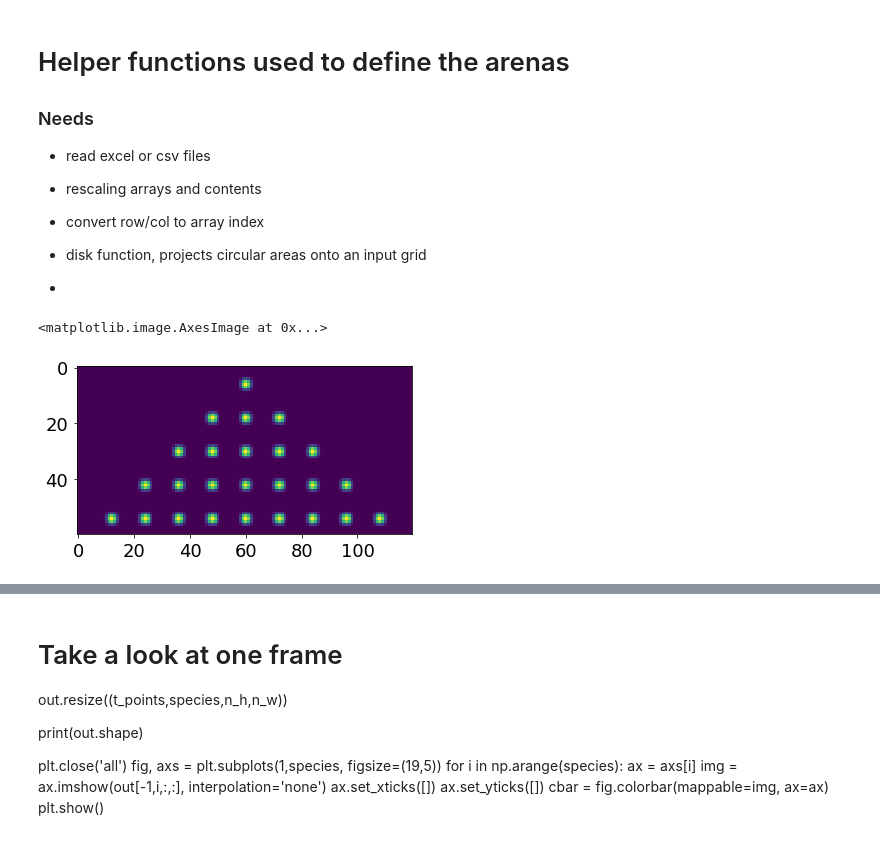
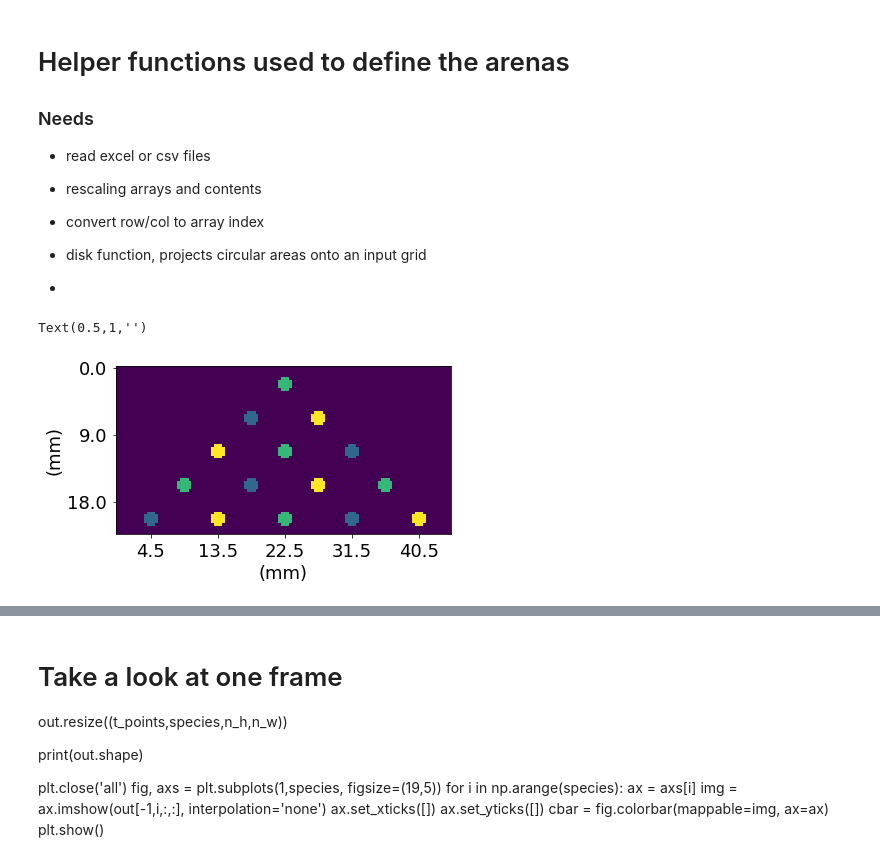
Before and after one commit to boospooky/omnitray-modeling, a Jupyter notebook: omnitray-modeling/microsim_ca/simulation_notebook_ca.ipynb, the cells around one changed output, grey strips where cells are left out. Saved outputs shown, nothing was run; the diff lists cells and outputs as text; code cells hidden in the pictures.

```diff
--- a/omnitray-modeling/microsim_ca/simulation_notebook_ca.ipynb
+++ b/omnitray-modeling/microsim_ca/simulation_notebook_ca.ipynb
@@ -135,10 +133,15 @@ I use a convolution function to calculate the diffusion terms.
 # %%
 # Universal constants
 species = 13
+# 384 well plate inter-well distance : 2.25mm
+# scale is simulation positions per 2.25mm
 scale = 12
+# droplet size from echo
 scale_s = 4
 n_w = 10 * scale
 n_h = 5 * scale
+# relative tolerance, a integration parmater.
+# Do not need to change
 rtol = 1e-3
 col_thresh = 0.01
 cl_i, cc_i, cr_i, n_i, al_i, ac_i, ar_i, sl_i, sc_i, sr_i, rl_i, rc_i, rr_i = np.arange(species)
@@ -303,8 +306,8 @@ def sim_omnitray(dims, p0, tmax, initial_array, atol):
     print('DONE')
     return out
 
-
 def wrapper(p, atol):
+    # simulation time and nutrient concentration are defined here
     cell_spots_list, ahl_spots_list, p0, dims = p
     dx, Dc,  rc, rp,    Kn,  Dn,   kn, Da, xa, xs, xS, xr, hS, kS, hR, kR, hC, kC, pa, leak, od = p0
     species, n_h, n_w = dims
@@ -324,7 +327,8 @@ def prep_spot_positions(n_h, n_w):
         return np.array([(i,j) for i in np.arange(1*n_w//10,(9*n_w//10)+1,skip)
                                  for j in np.arange(1*n_h//10,(9*n_h//10)+1,skip)
                                     if np.mod((i-(n_w//10))//skip,3)==mod_val
-                                         and np.abs(j-(1*n_h//10)) >= np.abs(i-(n_w//2))])
+                                         and np.abs(j-(1*n_h//10)) >= np.abs(i-(n_w//2))
+                                         and np.mod((i-(n_w//10))//skip,2) == np.mod((j-(n_h//10))//skip,2)])
 
     cl_spots = spot_indices(skip, 0)
     dest_wells.append(cl_spots)
@@ -337,16 +341,7 @@ def prep_spot_positions(n_h, n_w):
     return dest_wells, ahl_centers
 
 def sim(n_h, n_w, p0):
-    col_thresh = 0.05
-    tmax=1000
-    dims = np.array([species, n_h, n_w])
-    tup = np.array([species, n_h, n_w])
-#     cs_i, cp_i, n_i, a_i, s_i, r_i = np.arange(species)
-
-#     cell_inds = [cs_i, cp_i]
-#     ahl_inds = [a_i]
-#     syn_inds = [r_i]
-
+    dims = np.array((species, n_h, n_w))
     # Make empty array, and tolerance arrays
     atol = np.zeros((species, n_h, n_w), dtype=np.float32,order='C')# + 1e-7
     A = np.zeros((species, n_h, n_w), dtype=np.float32,order='C')# + 1e-7
@@ -368,14 +363,11 @@ def sim(n_h, n_w, p0):
 
     atol.shape = species*n_h*n_w
 
-    rtol = 1e-4
-
     # Set initial conditions
     # Nutrients. All at 100
     A[n_i,:,:] = 100*np.ones((n_h, n_w), dtype=np.float32)
 
     dest_wells, ahl_centers = prep_spot_positions(n_h, n_w)
-#     ahl_centers = np.array([(i,j) for i in np.arange(0,scale,scale//4) for j in np.arange(0,n_h)])
 
     fn_inputs = [dest_wells, ahl_centers, p0, dims]
 
@@ -398,15 +390,27 @@ def sim(n_h, n_w, p0):
 p0 = np.array([np.power((scale/4.5),2),   0,    8e-3,  8e-3, 15,  3e-2,  1, 3e-2, 8e-2, 5e2, 2e2,
 #xr,   hS,   kS,  hR, kR,  hC,  kC,    pa,  leak   od0
 1.2e3, 3.2, 100, 2.3, 55, 3.2, 2.7e3, 5e-3, 1e-8, 0.1], dtype=np.float32)
+
+p0 = np.array([np.power((scale/4.5),2),   0,    8e-3,  8e-3, 15,  3e-2,  1, 3e-2, 8e-2, 5e2, 2e2,
+#xr,   hS,   kS,  hR, kR,  hC,  kC,    pa,  leak   od0
+1e3, 3.2, 100, 2.3, 55, 3.2, 2.7e3, 16e-3, 3e4, 0.1], dtype=np.float32)
-# %%
-arr = np.zeros((species, n_h, n_w))
-dest_wells, ahl_centers = prep_spot_positions(n_h, n_w)
-dims = np.array([species, n_h, n_w])
-arr = prep_initial_condition(dest_wells, ahl_centers, dims, p0, arr)
-plt.imshow(arr[cell_inds,:,:].sum(axis=0))
-# %% [output]
-<matplotlib.image.AxesImage at 0x...>
-[figure, removed]
+# %%
+arr = np.zeros((species, n_h, n_w))
+dest_wells, ahl_centers = prep_spot_positions(n_h, n_w)
+dims = np.array([species, n_h, n_w])
+arr = prep_initial_condition(dest_wells, ahl_centers, dims, p0, arr)
+im_dep = np.zeros((n_h, n_w))
+for cell_i in cell_inds:
+    im_dep += (cell_i+1)*(arr[cell_i,:,:] > 0.01)
+plt.imshow(im_dep)
+plt.xticks(scale*np.arange(1,10,2), ["{:.1f}".format(xx) for xx in np.arange(1,10,2)*4.5])
+plt.xlabel('(mm)')
+plt.yticks(scale*np.arange(0,5,2), ["{:.1f}".format(xx) for xx in np.arange(0,5,2)*4.5])
+plt.ylabel('(mm)')
+plt.title('')
+# %% [output]
+Text(0.5,1,'')
+[figure, added]
 # %%
 def score_movie(im_movie):
     final_syn = im_movie[:,syn_inds,:,:].max(axis=0).sum(axis=0)
```
Also changed, not shown: parts of 21 cells of this notebook, 1 other file.
